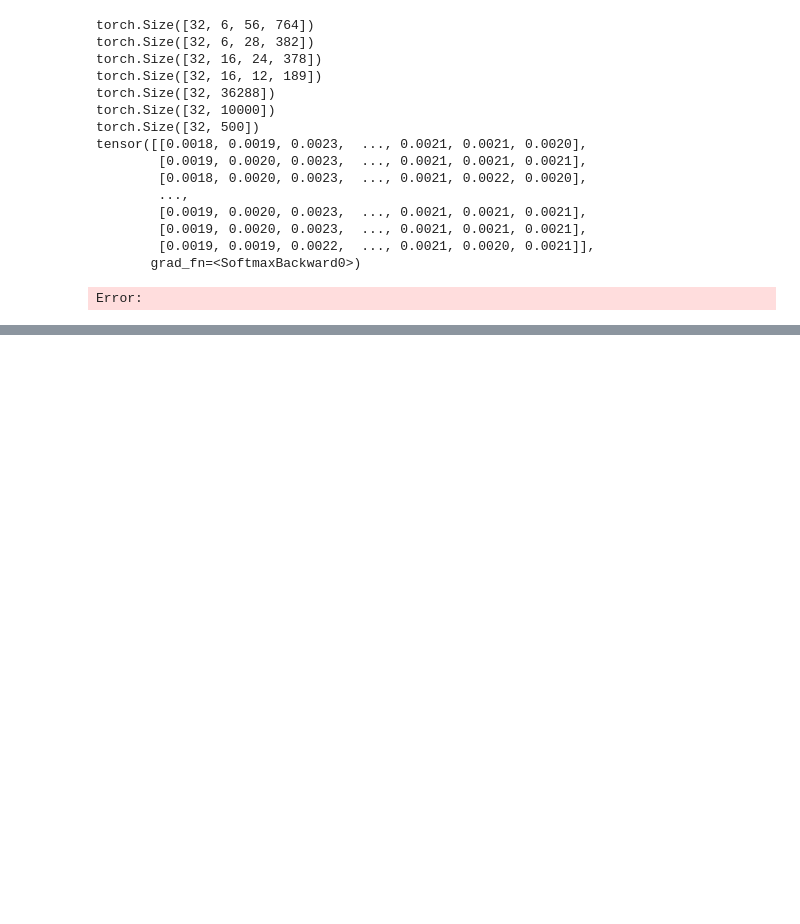
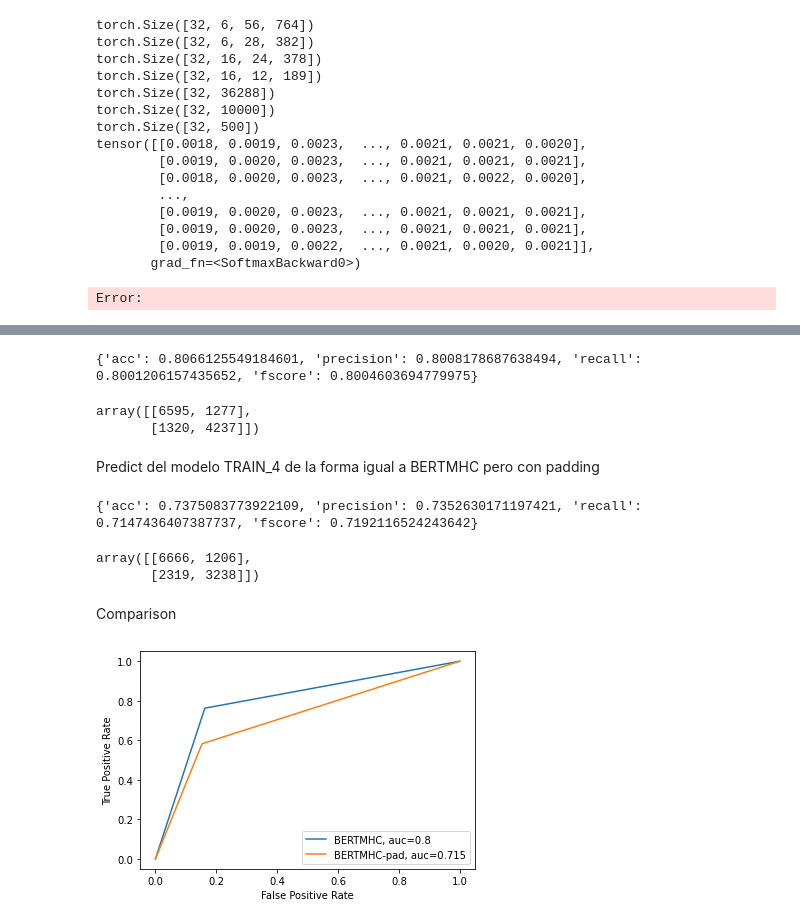
Before and after one commit to arceda/neoantigen, a Jupyter notebook: BERTMHC/bertmhc/dataloader.ipynb, the cells around one changed output, grey strips where cells are left out. Drawn from its saved outputs; the diff is of its cells as text; code cells hidden in the pictures; blank space fills up the shorter version.

```diff
--- a/BERTMHC/bertmhc/dataloader.ipynb
+++ b/BERTMHC/bertmhc/dataloader.ipynb
@@ -381,0 +458,73 @@ Error:
+# %%
+import numpy as np
+from sklearn.metrics import accuracy_score
+from sklearn.metrics import confusion_matrix
+from sklearn.metrics import precision_recall_fscore_support
+
+dt_train_3['pred'] = dt_train_3.apply(lambda row: (1 if row['bertmhc_pred'] > 0.426 else 0), axis=1)    # 0.807952937672202
+#dt_train_3['pred'] = dt_train_3.apply(lambda row: (1 if row['bertmhc_pred'] > 0.5 else 0), axis=1)     # 0.7962618214312309
+
+y_true_3 = dt_train_3['masslabel'].to_numpy()
+y_pred_3 = dt_train_3['pred'].to_numpy()
+acc = accuracy_score(y_true_3, y_pred_3)
+precision, recall, fscore, _ =  precision_recall_fscore_support(y_true_3, y_pred_3, average='macro')
+result_3 = {"acc":acc, "precision":precision, "recall":recall, "fscore":fscore }
+print(result_3)
+confusion_matrix(y_true_3, y_pred_3)
+#print(accuracy_score(y_true, y_pred, normalize=False))
+# %% [output]
+{'acc': 0.8066125549184601, 'precision': 0.8008178687638494, 'recall': 0.8001206157435652, 'fscore': 0.8004603694779975}
+array([[6595, 1277],
+       [1320, 4237]])
+# %% [markdown]
+Predict del modelo TRAIN_4 de la forma igual a BERTMHC pero con padding
+# %%
+dt_train_4 = predict(    data        =   "../../dataset/netMHCIIpan3.2/test_mini.csv",
+            model_path  =   "TRAIN_4_bertmhc_model.pt",
+            output_path =   "train_4_results.csv")
+# %%
+import numpy as np
+from sklearn.metrics import accuracy_score
+from sklearn.metrics import confusion_matrix
+from sklearn.metrics import precision_recall_fscore_support
+
+dt_train_4['pred'] = dt_train_4.apply(lambda row: (1 if row['bertmhc_pred'] > 0.426 else 0), axis=1)    # 0.7375083773922109
+#dt_train_4['pred'] = dt_train_4.apply(lambda row: (1 if row['bertmhc_pred'] > 0.5 else 0), axis=1)       # 0.7178494303373296
+
+y_true_4 = dt_train_4['masslabel'].to_numpy()
+y_pred_4 = dt_train_4['pred'].to_numpy()
+acc = accuracy_score(y_true_4, y_pred_4)
+precision, recall, fscore, _ =  precision_recall_fscore_support(y_true_4, y_pred_4, average='macro')
+result_4 = {"acc":acc, "precision":precision, "recall":recall, "fscore":fscore }
+print(result_4)
+confusion_matrix(y_true_4, y_pred_4)
+# %% [output]
+{'acc': 0.7375083773922109, 'precision': 0.7352630171197421, 'recall': 0.7147436407387737, 'fscore': 0.7192116524243642}
+array([[6666, 1206],
+       [2319, 3238]])
+# %% [markdown]
+Comparison
+# %%
+import pandas as pd
+import numpy as np
+from sklearn.model_selection import train_test_split
+from sklearn.linear_model import LogisticRegression
+from sklearn import metrics
+import matplotlib.pyplot as plt
+
+fpr_3, tpr_3, _ = metrics.roc_curve(y_true_3,  y_pred_3)
+auc_3 = metrics.roc_auc_score(y_true_3, y_pred_3)
+
+fpr_4, tpr_4, _ = metrics.roc_curve(y_true_4,  y_pred_4)
+auc_4 = metrics.roc_auc_score(y_true_4, y_pred_4)
+
+#create ROC curve
+plt.plot(fpr_3,tpr_3, label="BERTMHC, auc="+str(round(auc_3,3)))
+plt.plot(fpr_4,tpr_4, label="BERTMHC-pad, auc="+str(round(auc_4, 3)))
+plt.legend(loc=4)
+plt.ylabel('True Positive Rate')
+plt.xlabel('False Positive Rate')
+#plt.show()
+plt.savefig('roc_comparison.png', dpi=300)
+# %% [output]
+[figure, added]
```
Also changed, not shown: parts of 6 cells of this notebook, 4 other files.
